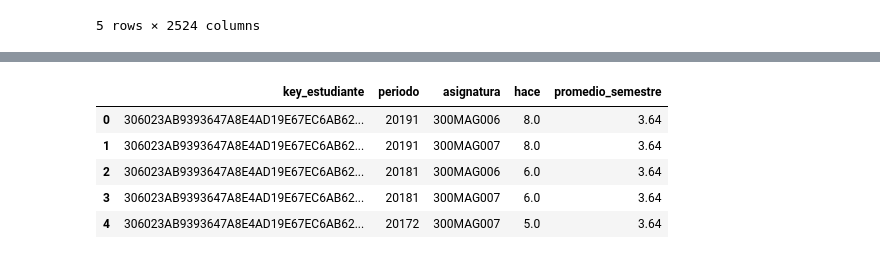
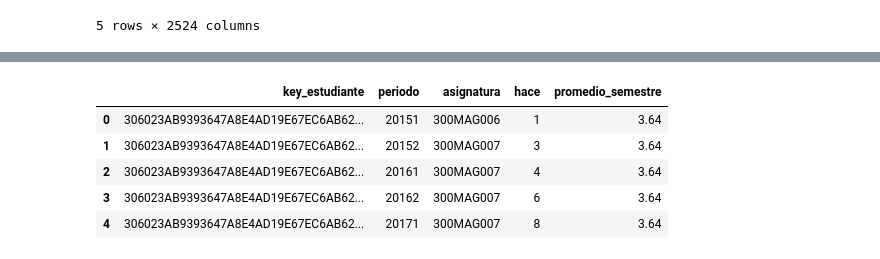
Before and after one commit to jaimereinoso2/pg2, a Jupyter notebook: prepararDATOS.ipynb, the cells around one changed output, grey strips where cells are left out. Drawn from its saved outputs; the diff is of its cells as text; code cells hidden in the pictures.

```diff
--- a/prepararDATOS.ipynb
+++ b/prepararDATOS.ipynb
@@ -859,26 +862,26 @@ Promedio de semestres regulares anteriores.
 # %%
 DATOS = pd.read_pickle('checkPoints/DATOS11.pkl')
 
 query = """
-    SELECT DISTINCT ma.key_estudiante, ma.periodo, ma.asignatura,  p.ordenRE - p2.ordenRE hace, m.promedio_semestre
+    SELECT  ma.key_estudiante, ma.periodo, ma.asignatura,
+            p.orden - p2.orden hace, m.promedio_semestre
     FROM f_matriculasAsignaturas ma
     INNER JOIN f_periodos p
     ON p.periodo = ma.periodo
     INNER JOIN f_matriculas m
     ON m.key_estudiante = ma.key_estudiante
     INNER JOIN  f_periodos p2
     ON p2.periodo = m.periodo
     WHERE ma.analizar = 1						-- tomamos en cuenta solo las asignaturas de interés
-    AND p2.tipo ='RE'							-- los periodos anteriores solo se toman en cuenta los tipo RE
     AND p2.orden < p.orden;
 """
 temp = pd.read_sql(query, con=motor)
 temp.head()
 # %% [output]
 |  | key_estudiante | periodo | asignatura | hace | promedio_semestre |
-| 0 | 306023AB9393647A8E4AD19E67EC6AB62... | 20191 | 300MAG006 | 8.0 | 3.64 |
-| 1 | 306023AB9393647A8E4AD19E67EC6AB62... | 20191 | 300MAG007 | 8.0 | 3.64 |
-| 2 | 306023AB9393647A8E4AD19E67EC6AB62... | 20181 | 300MAG006 | 6.0 | 3.64 |
-| 3 | 306023AB9393647A8E4AD19E67EC6AB62... | 20181 | 300MAG007 | 6.0 | 3.64 |
-| 4 | 306023AB9393647A8E4AD19E67EC6AB62... | 20172 | 300MAG007 | 5.0 | 3.64 |
+| 0 | 306023AB9393647A8E4AD19E67EC6AB62... | 20151 | 300MAG006 | 1 | 3.64 |
+| 1 | 306023AB9393647A8E4AD19E67EC6AB62... | 20152 | 300MAG007 | 3 | 3.64 |
+| 2 | 306023AB9393647A8E4AD19E67EC6AB62... | 20161 | 300MAG007 | 4 | 3.64 |
+| 3 | 306023AB9393647A8E4AD19E67EC6AB62... | 20162 | 300MAG007 | 6 | 3.64 |
+| 4 | 306023AB9393647A8E4AD19E67EC6AB62... | 20171 | 300MAG007 | 8 | 3.64 |
 # %%
```
Also changed, not shown: parts of 5 cells of this notebook, 3 other files.
